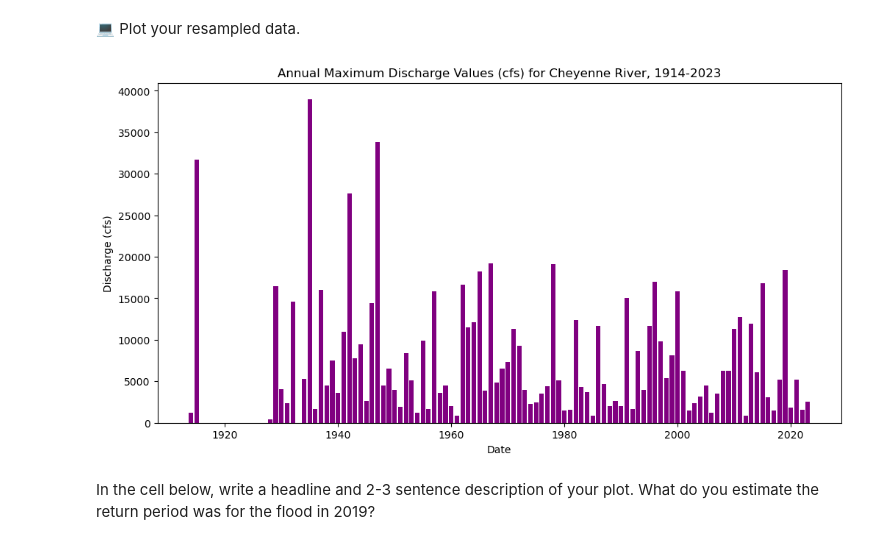
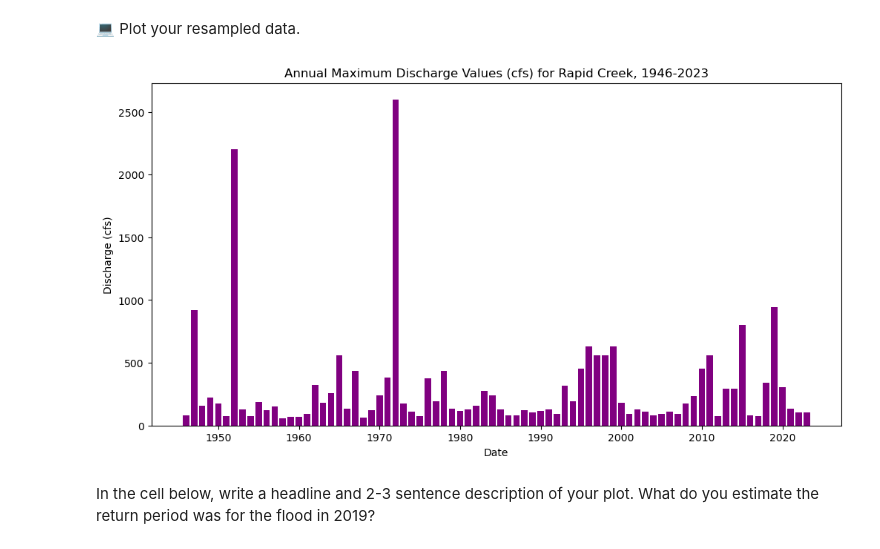
Before and after one commit to Sm3ag0l/time-series-data-Sm3ag0l, a Jupyter notebook: second-flood.ipynb, the cells around one changed output. Cells and saved outputs as stored; diff of their text form; code cells hidden in the pictures.

````diff
--- a/second-flood.ipynb
+++ b/second-flood.ipynb
@@ -207,10 +224,9 @@ In the cell below complete the following task:
 2. Download the data using the provided code.
 3. Save the result (or HTTP Response) to a **descriptive variable**, and call the variable at the end of the cell.
 # %%
-nwis_url = ('https://waterdata.usgs.gov/nwis/dv?cb_00060='
-            'on&format=rdb&site_no=06423500&legacy=&'
-            'referred_module=sw&period=&begin_date='
-            '1914-10-01&end_date=2023-05-11')
+nwis_url = ('https://waterdata.usgs.gov/nwis/dv?cb_00060'
+            '=on&format=rdb&site_no=06412500&legacy=&referred_module'
+            '=sw&period=&begin_date=1946-08-01&end_date=2023-06-15')
 
 
 # Download data using a GET HTTP Request
@@ -391,7 +407,7 @@ Looks like some of the streamflow data is a string instead of a number. This let
 &#128187; Re-import your data below, this time indicating an NA value. Call your new `DataFrame` at the end for testing.
 # %%
 # Adding na_values parameter
-cheyenne_river_flow = pd.read_csv(
+rapid_creek_flow = pd.read_csv(
     BytesIO(nwis_data.content),
     comment='#',
     delimiter='\t',
@@ -402,7 +418,7 @@ cheyenne_river_flow = pd.read_csv(
     na_values='Ice'
 )
 
-cheyenne_river_flow
+rapid_creek_flow
 # %% [output]
 |  | Agency | Site id | Discharge | Code |
 | Date |  |  |  |  |
@@ -599,9 +612,9 @@ dataframe[['column_name']]
 ```
 # %%
 # Resample to annual maximum discharge and save as new dataframe
-cheyenne_river_annual_max = cheyenne_river_flow[['Discharge']].resample('YS').max()
+rapid_creek_annual_max = rapid_creek_flow[['Discharge']].resample('YS').max()
 
-cheyenne_river_annual_max
+rapid_creek_annual_max
 # %% [output]
 |  | Discharge |
 | Date |  |
@@ -669,20 +682,20 @@ resample_points
 # %%
 # Create figure and plot space
 fig, ax = plt.subplots(figsize=(12, 6))
 
 # Add x-axis and y-axis
-ax.bar(cheyenne_river_annual_max.index.year.values,
-       cheyenne_river_annual_max['Discharge'],
+ax.bar(rapid_creek_annual_max.index.year.values,
+       rapid_creek_annual_max['Discharge'],
        color='purple')
 
 # Set title and labels for axes
 ax.set(xlabel="Date",
        ylabel="Discharge (cfs)",
-       title="Annual Maximum Discharge Values (cfs) for Cheyenne River, 1914-2023")
+       title="Annual Maximum Discharge Values (cfs) for Rapid Creek, 1946-2023")
 
 plt.show()
 # %% [output]
-[figure, old version]
+[figure, new version]
 # %% [markdown]
 In the cell below, write a headline and 2-3 sentence description of your plot. What do you estimate the return period was for the flood in 2019?
 # %% [markdown]
````
Also changed, not shown: parts of 28 cells of this notebook.
